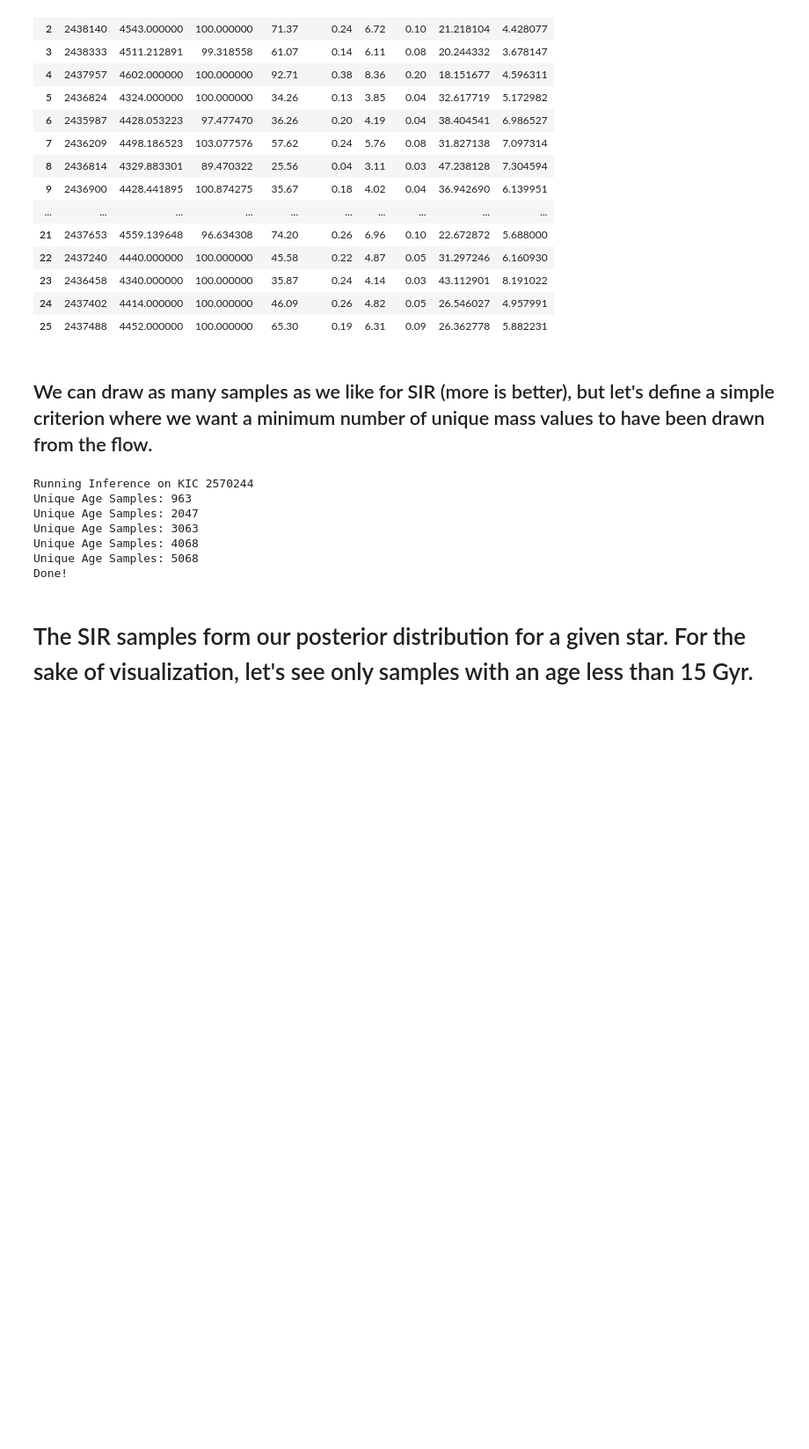
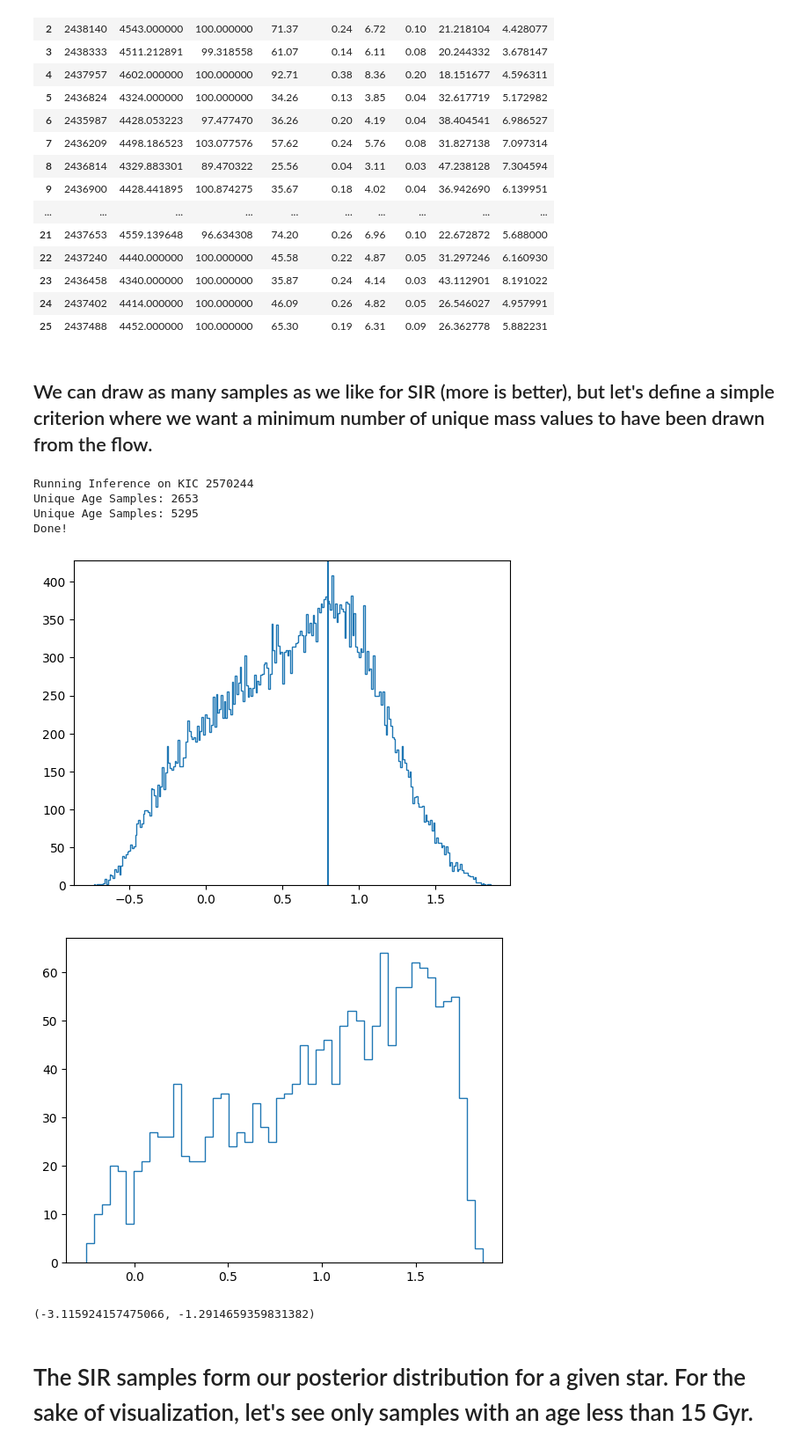
Before and after one commit to mtyhon/modelflows, a Jupyter notebook: notebooks/inference_cnfgiant.ipynb, the cells around one changed output. Shown at 88% size. Cells and saved outputs as stored; diff of their text form; code cells hidden in the pictures; blank space fills up the shorter version.

```diff
--- a/notebooks/inference_cnfgiant.ipynb
+++ b/notebooks/inference_cnfgiant.ipynb
@@ -322,7 +322,7 @@ def likelihood_batch(ss2, fehvar, test_dnu, test_dnu_err,
 
     draw_prob_dnu = 1/(test_dnu_err*np.sqrt(2*np.pi))  * np.exp(-0.5*np.power( pred_dnu - test_dnu, 2)/ test_dnu_err**2)
     draw_prob_teff = 1/(test_teff_err*np.sqrt(2*np.pi))  * np.exp(-0.5*np.power( pred_teff - test_teff, 2)/ test_teff_err**2)
-    draw_prob_feh = 1/(test_feh_err*np.sqrt(2*np.pi))  * np.exp(-0.5*np.power( candidate_feh - test_feh, 2)/ test_feh_err**2)
+    draw_prob_feh = 1/(test_feh_err*np.sqrt(2*np.pi))  * np.exp(-0.5*np.power( fehvar - test_feh, 2)/ test_feh_err**2)
 
     if test_d02 is not None:
         draw_prob_d02 = 1/(test_d02_err*np.sqrt(2*np.pi))  * np.exp(-0.5*np.power( pred_d02 - test_d02, 2)/ test_d02_err**2)
@@ -497,12 +497,20 @@ while len(unique_age) < 5000:
 print('Done!')
 # %% [output]
 Running Inference on KIC 2570244
-Unique Age Samples: 963
-Unique Age Samples: 2047
-Unique Age Samples: 3063
-Unique Age Samples: 4068
-Unique Age Samples: 5068
+Unique Age Samples: 2653
+Unique Age Samples: 5295
 Done!
+# %%
+plt.hist(np.log10(candidate_param_prob[:,0]), bins=250,histtype='step')
+plt.axvline(x=0.8)
+plt.show()
+plt.hist(( np.log10(candidate_param_prob[:,0])[ (candidate_param_prob[:,3] > -1.5) & (candidate_param_prob[:,4] < 0.27)  ]), bins=50,histtype='step')
+plt.show()
+min(candidate_param_prob[:,3]), max(candidate_param_prob[:,3])
+# %% [output]
+[figure, added]
+[figure, added]
+(-3.115924157475066, -1.2914659359831382)
 # %% [markdown]
 # The SIR samples form our posterior distribution for a given star. For the sake of visualization, let's see only samples with an age less than 15 Gyr.
 # %%
```
Also changed, not shown: parts of 1 cell of this notebook, 23 other files.
